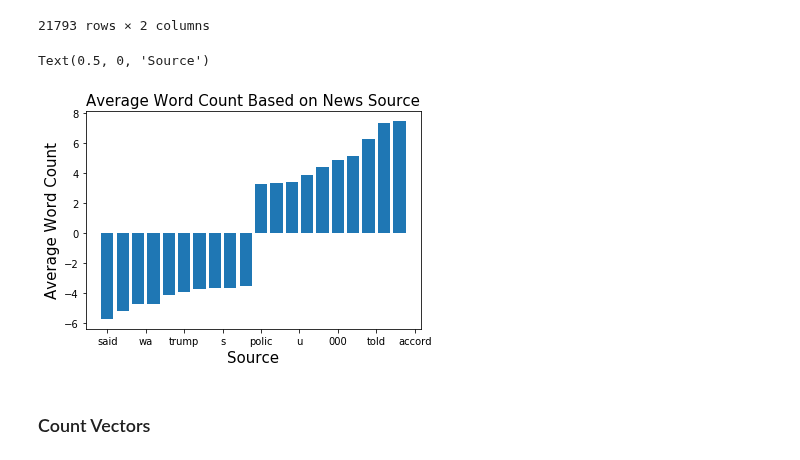
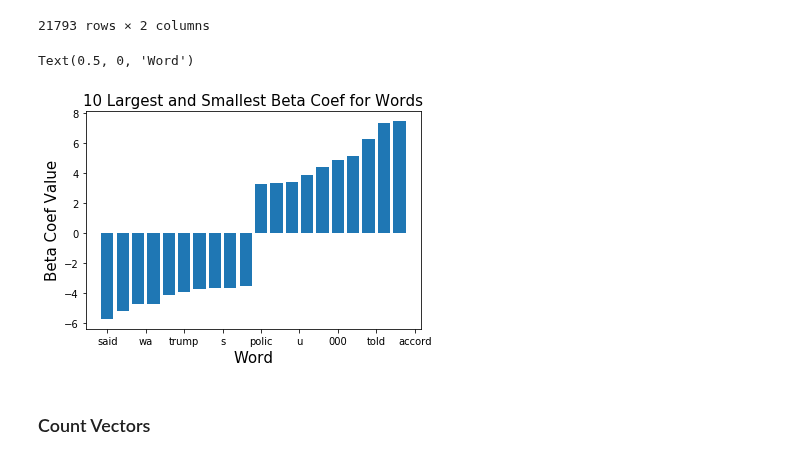
Before and after one commit to johncpolitte/News_or_Satire, a Jupyter notebook: Fresh_notebook_for_cleaning.ipynb, the cells around one changed output. Saved outputs shown, nothing was run; the diff lists cells and outputs as text; code cells hidden in the pictures.

```diff
--- a/Fresh_notebook_for_cleaning.ipynb
+++ b/Fresh_notebook_for_cleaning.ipynb
@@ -345,17 +345,17 @@ ax.set_xlabel("Source", fontsize = 15)
 # %%
 data = x
 labels = top_bot_words
 fig, ax = plt.subplots()
 
 plt.bar(np.arange(len(data)), data)
 #ax.set_xticks(np.arange(len(data)))
 ax.set_xticklabels(labels)
-ax.set_title("10 Largest and Smal", fontsize = 15)
-ax.set_ylabel("Average Word Count", fontsize = 15)
-ax.set_xlabel("Source", fontsize = 15)
+ax.set_title("10 Largest and Smallest Beta Coef for Words", fontsize = 15)
+ax.set_ylabel("Beta Coef Value", fontsize = 15)
+ax.set_xlabel("Word", fontsize = 15)
 # %% [output]
-Text(0.5, 0, 'Source')
+Text(0.5, 0, 'Word')
-[figure, old version]
+[figure, new version]
 # %% [markdown]
 ### Count Vectors
 # %%
```
